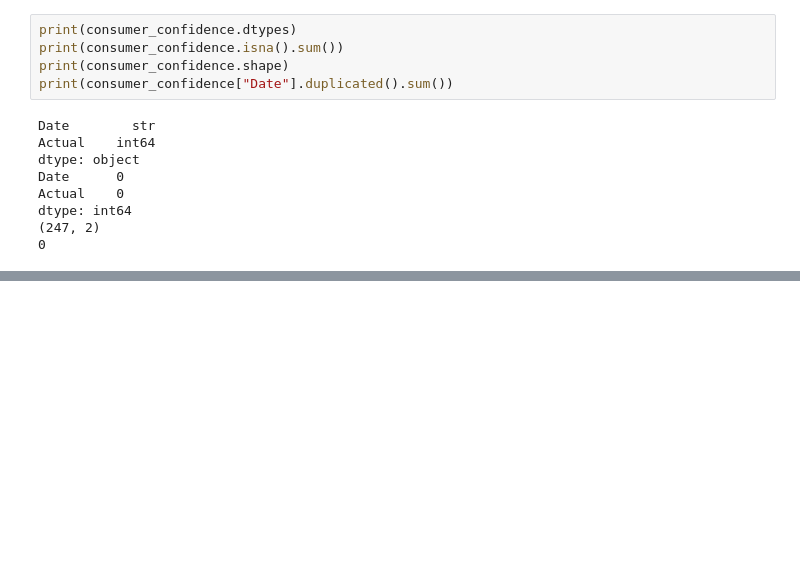
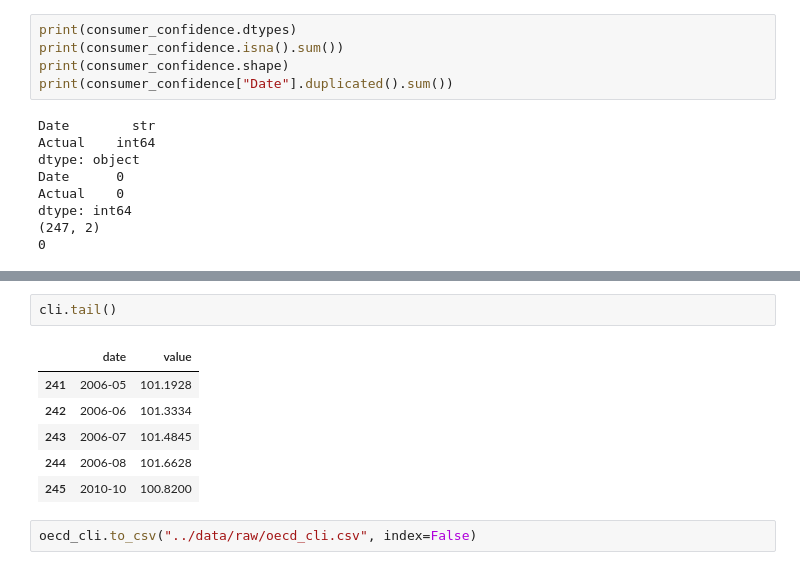
Before and after one commit to ivanredkovets/uk-gdp-nowcasting, a Jupyter notebook: notebooks/01_data_collection.ipynb, the cells around one changed output, grey strips where cells are left out. Saved outputs shown, nothing was run; the diff lists cells and outputs as text; blank space fills up the shorter version.

```diff
--- a/notebooks/01_data_collection.ipynb
+++ b/notebooks/01_data_collection.ipynb
@@ -600,0 +653,11 @@ dtype: int64
+# %%
+cli.tail()
+# %% [output]
+|  | date | value |
+| 241 | 2006-05 | 101.1928 |
+| 242 | 2006-06 | 101.3334 |
+| 243 | 2006-07 | 101.4845 |
+| 244 | 2006-08 | 101.6628 |
+| 245 | 2010-10 | 100.8200 |
+# %%
+oecd_cli.to_csv("../data/raw/oecd_cli.csv", index=False)
```
Also changed, not shown: parts of 4 cells of this notebook, 12 other files.
